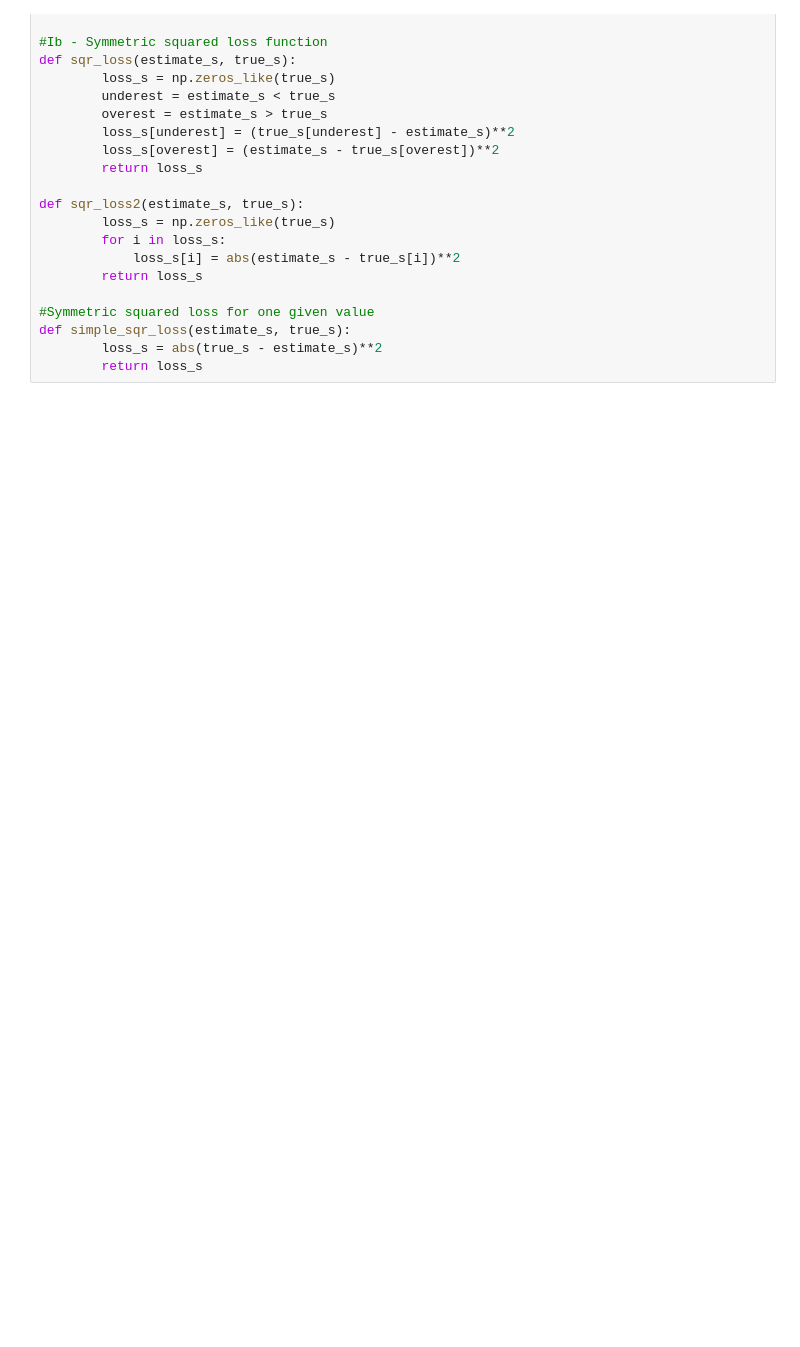
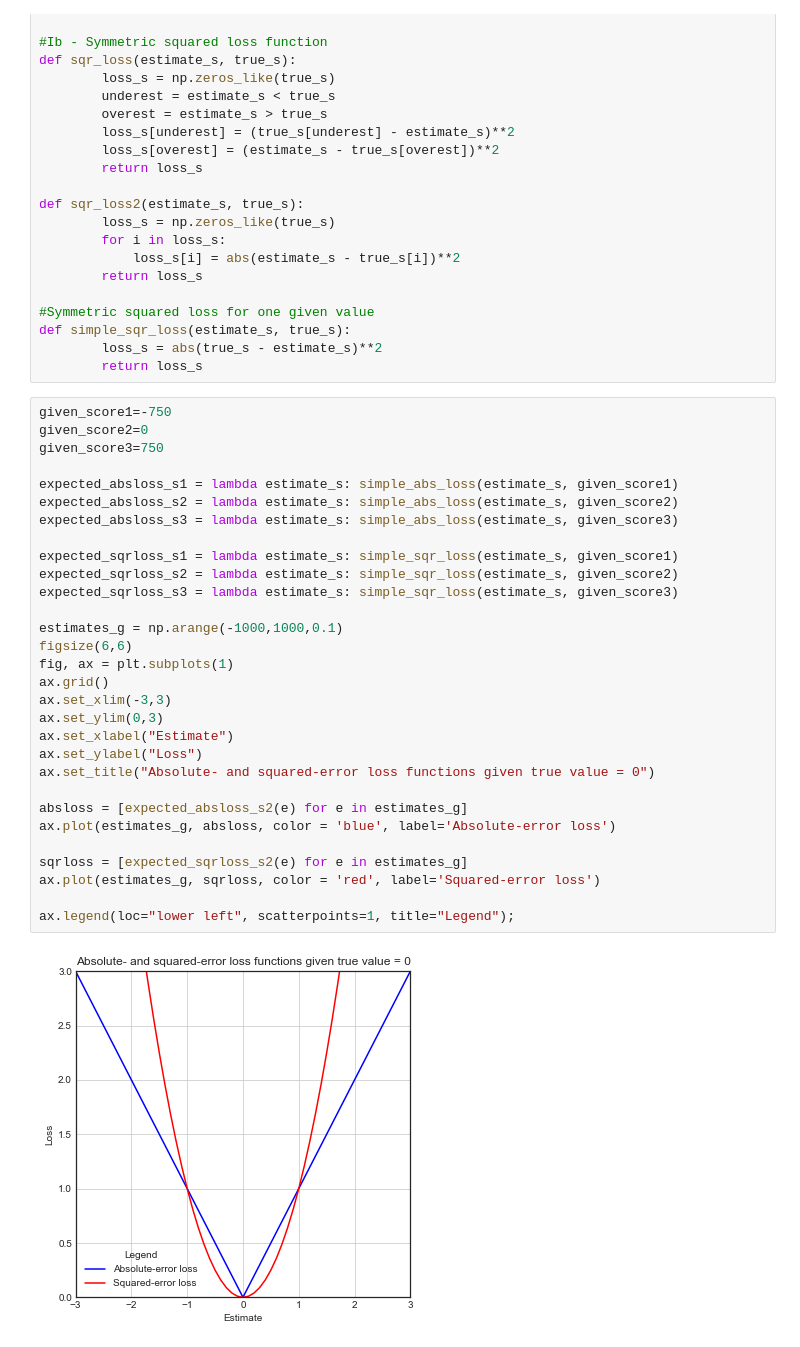
Before and after one commit to nre-aachen/Theses, a Jupyter notebook: Risk analysis/Notebooks/Loss on normal distribution.ipynb, the cells around one changed output. Saved outputs shown, nothing was run; the diff lists cells and outputs as text; blank space fills up the shorter version.

Commit message:
Worked on some Figures

```diff
--- a/Risk analysis/Notebooks/Loss on normal distribution.ipynb
+++ b/Risk analysis/Notebooks/Loss on normal distribution.ipynb
@@ -332,6 +333,38 @@ def sqr_loss2(estimate_s, true_s):
 def simple_sqr_loss(estimate_s, true_s):
         loss_s = abs(true_s - estimate_s)**2
         return loss_s
+# %%
+given_score1=-750
+given_score2=0
+given_score3=750
+
+expected_absloss_s1 = lambda estimate_s: simple_abs_loss(estimate_s, given_score1)
+expected_absloss_s2 = lambda estimate_s: simple_abs_loss(estimate_s, given_score2)
+expected_absloss_s3 = lambda estimate_s: simple_abs_loss(estimate_s, given_score3)
+
+expected_sqrloss_s1 = lambda estimate_s: simple_sqr_loss(estimate_s, given_score1)
+expected_sqrloss_s2 = lambda estimate_s: simple_sqr_loss(estimate_s, given_score2)
+expected_sqrloss_s3 = lambda estimate_s: simple_sqr_loss(estimate_s, given_score3)
+
+estimates_g = np.arange(-1000,1000,0.1)
+figsize(6,6)
+fig, ax = plt.subplots(1)
+ax.grid()
+ax.set_xlim(-3,3)
+ax.set_ylim(0,3)
+ax.set_xlabel("Estimate")
+ax.set_ylabel("Loss")
+ax.set_title("Absolute- and squared-error loss functions given true value = 0")
+
+absloss = [expected_absloss_s2(e) for e in estimates_g]
+ax.plot(estimates_g, absloss, color = 'blue', label='Absolute-error loss')
+
+sqrloss = [expected_sqrloss_s2(e) for e in estimates_g]
+ax.plot(estimates_g, sqrloss, color = 'red', label='Squared-error loss')
+
+ax.legend(loc="lower left", scatterpoints=1, title="Legend");
+# %% [output]
+[figure, added]
 # %%
 figsize(15, 6)
 fig, ax = plt.subplots(1, 2)
```
Also changed, not shown: parts of 5 cells of this notebook, 19 other files.
